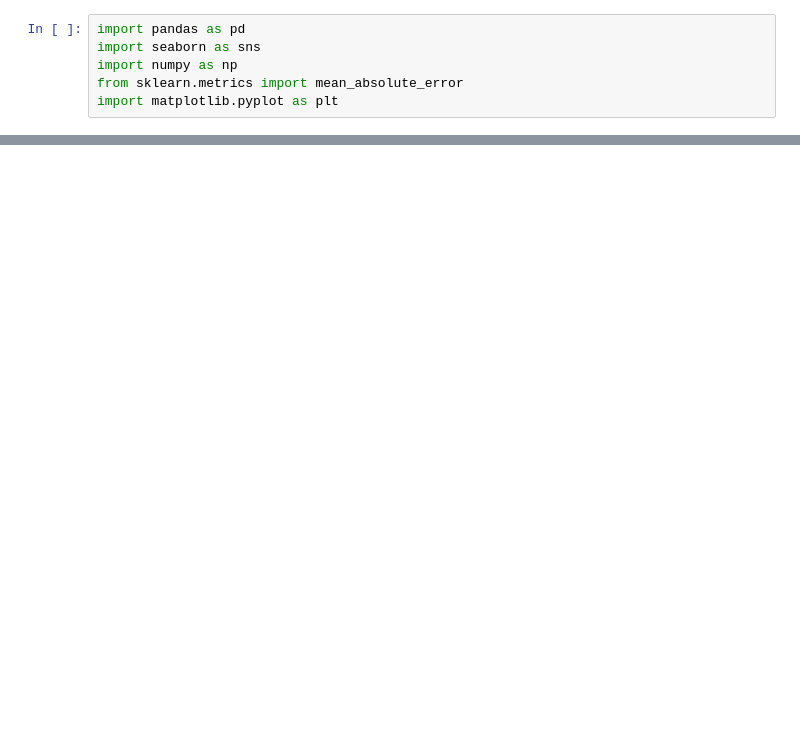
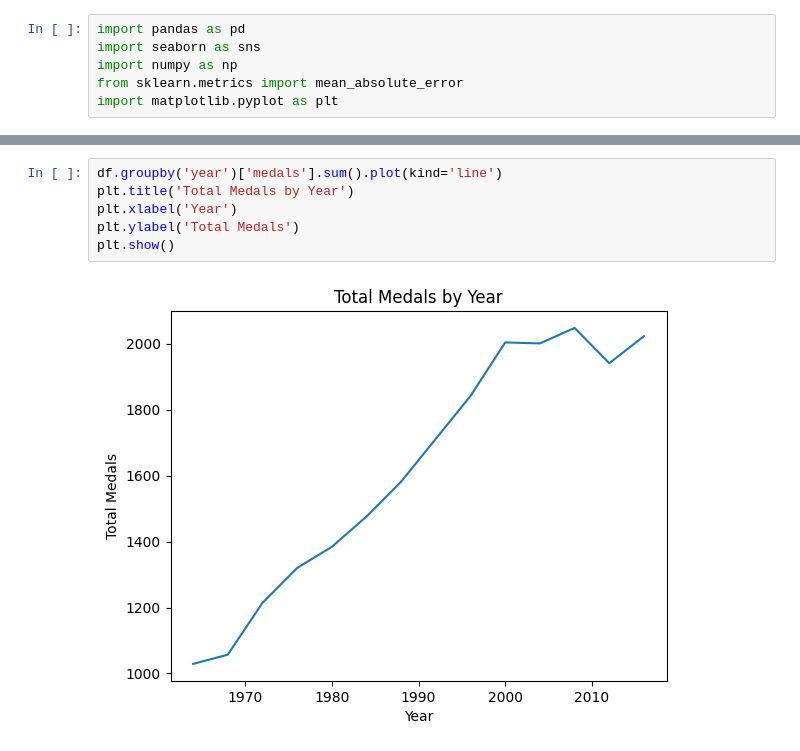
Before and after one commit to salhi-mohamed/Machine-Learning-project, a Jupyter notebook: datavis.ipynb, the cells around one changed output, grey strips where cells are left out. Cells and saved outputs as stored; diff of their text form; blank space fills up the shorter version.

```diff
--- a/datavis.ipynb
+++ b/datavis.ipynb
@@ -10,0 +59,8 @@ FileNotFoundError: [Errno 2] No such file or directory: 'teams.csv'
+# %%
+df.groupby('year')['medals'].sum().plot(kind='line')
+plt.title('Total Medals by Year')
+plt.xlabel('Year')
+plt.ylabel('Total Medals')
+plt.show()
+# %% [output]
+[figure, added]
```
Also changed, not shown: parts of 38 cells of this notebook.
